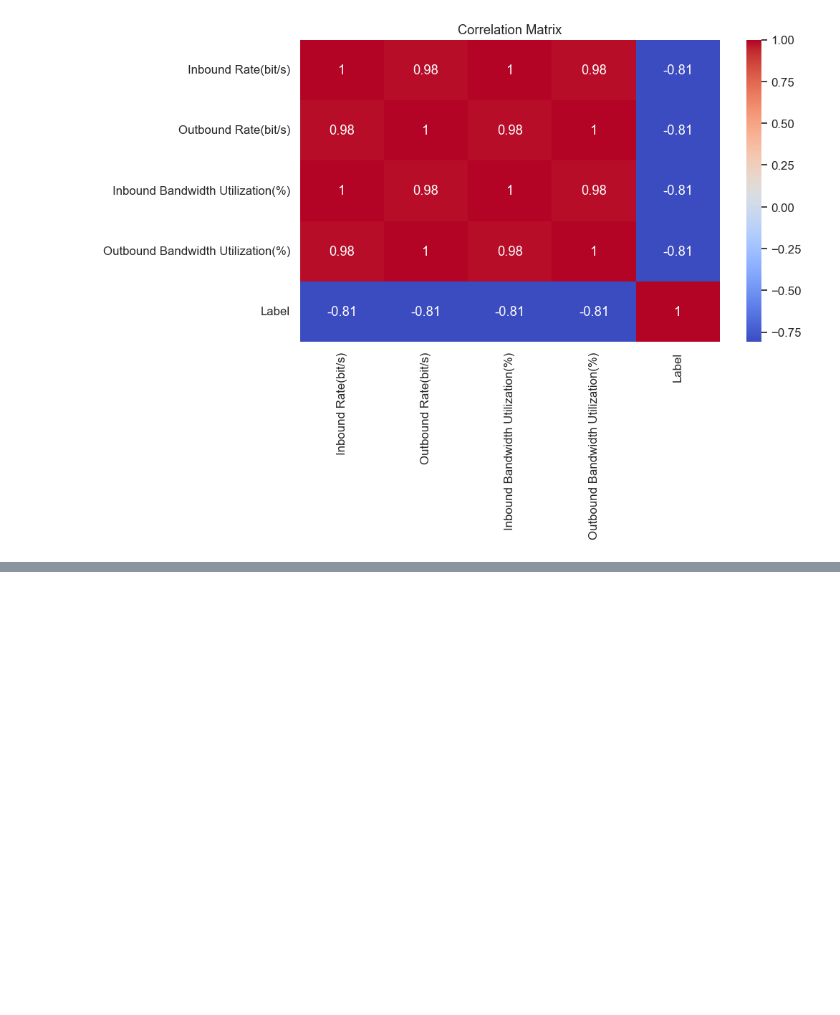
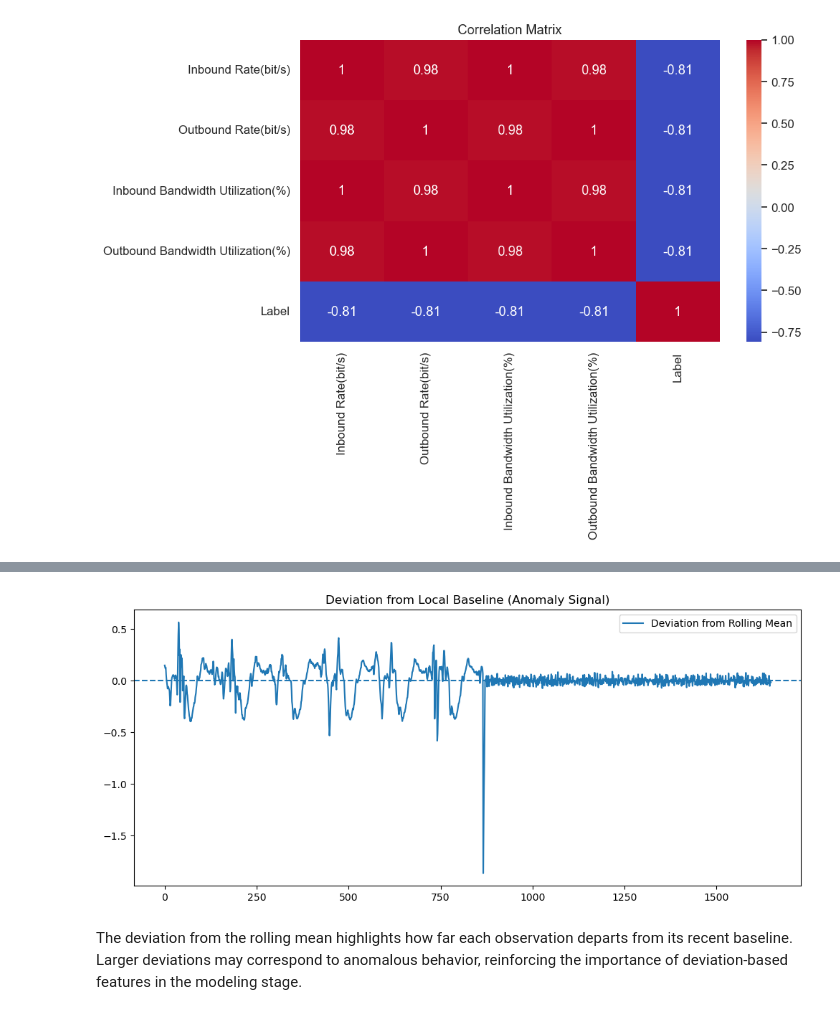
Before and after one commit to J2NM/Network-Anomaly-Detection-Using-Machine-Learning, a Jupyter notebook: Final Project Network Anomaly.ipynb, the cells around one changed output, grey strips where cells are left out. Drawn from its saved outputs; the diff is of its cells as text; code cells hidden in the pictures; blank space fills up the shorter version.

```diff
--- a/Final Project Network Anomaly.ipynb
+++ b/Final Project Network Anomaly.ipynb
@@ -220,0 +217,15 @@ These findings demonstrate that the dataset captures patterns consistent with **
+# %%
+plt.figure(figsize=(12,5))
+
+delta = networks_fe["Inbound Rate(bit/s)"] - networks_fe[f"Inbound Rate(bit/s)_roll_mean_{window}"]
+
+plt.plot(delta, label="Deviation from Rolling Mean")
+plt.axhline(0, linestyle="--")
+
+plt.title("Deviation from Local Baseline (Anomaly Signal)")
+plt.legend()
+plt.show()
+# %% [output]
+[figure, added]
+# %% [markdown]
+The deviation from the rolling mean highlights how far each observation departs from its recent baseline. Larger deviations may correspond to anomalous behavior, reinforcing the importance of deviation-based features in the modeling stage.
```
Also changed, not shown: parts of 6 cells of this notebook.
